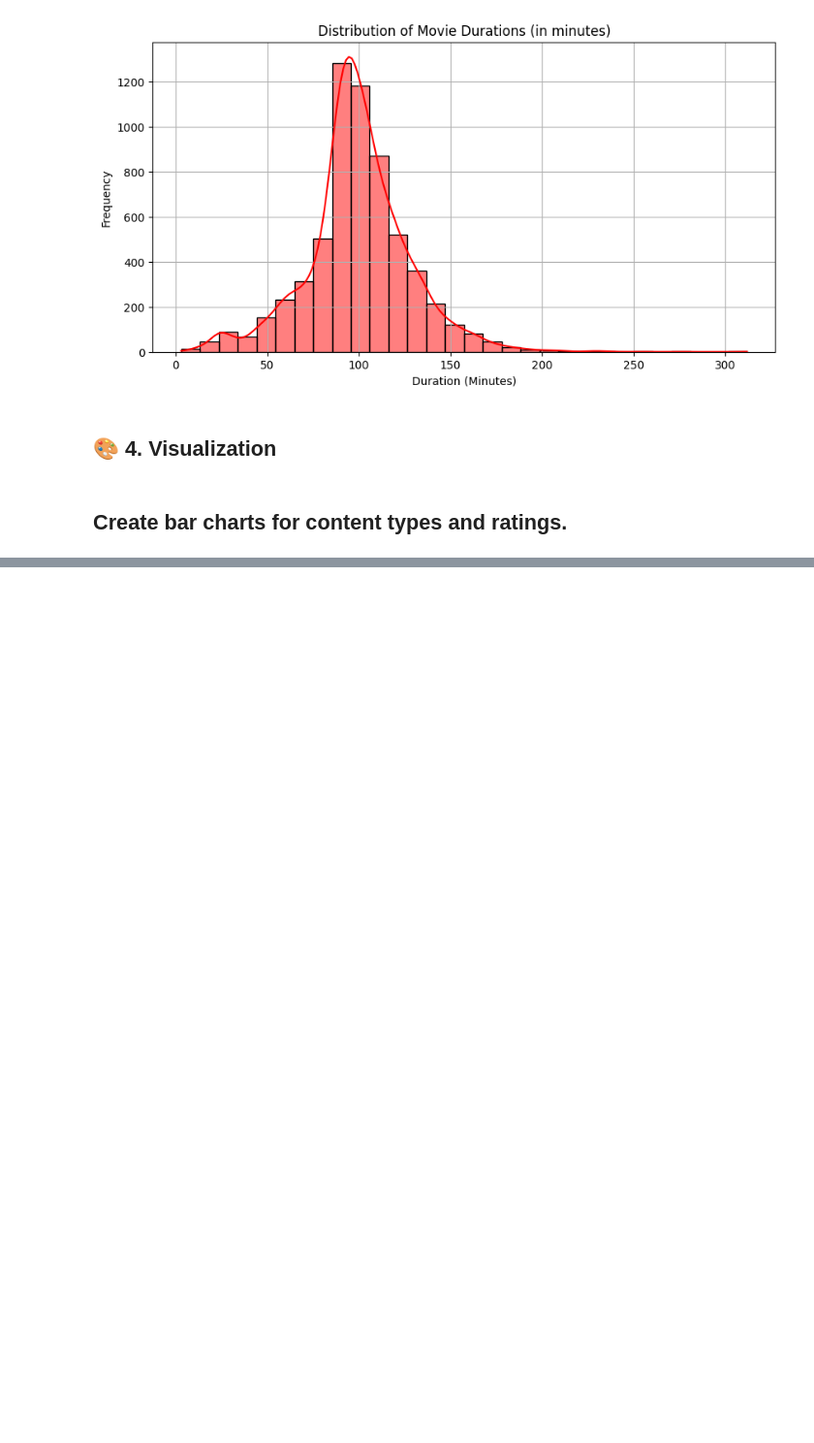
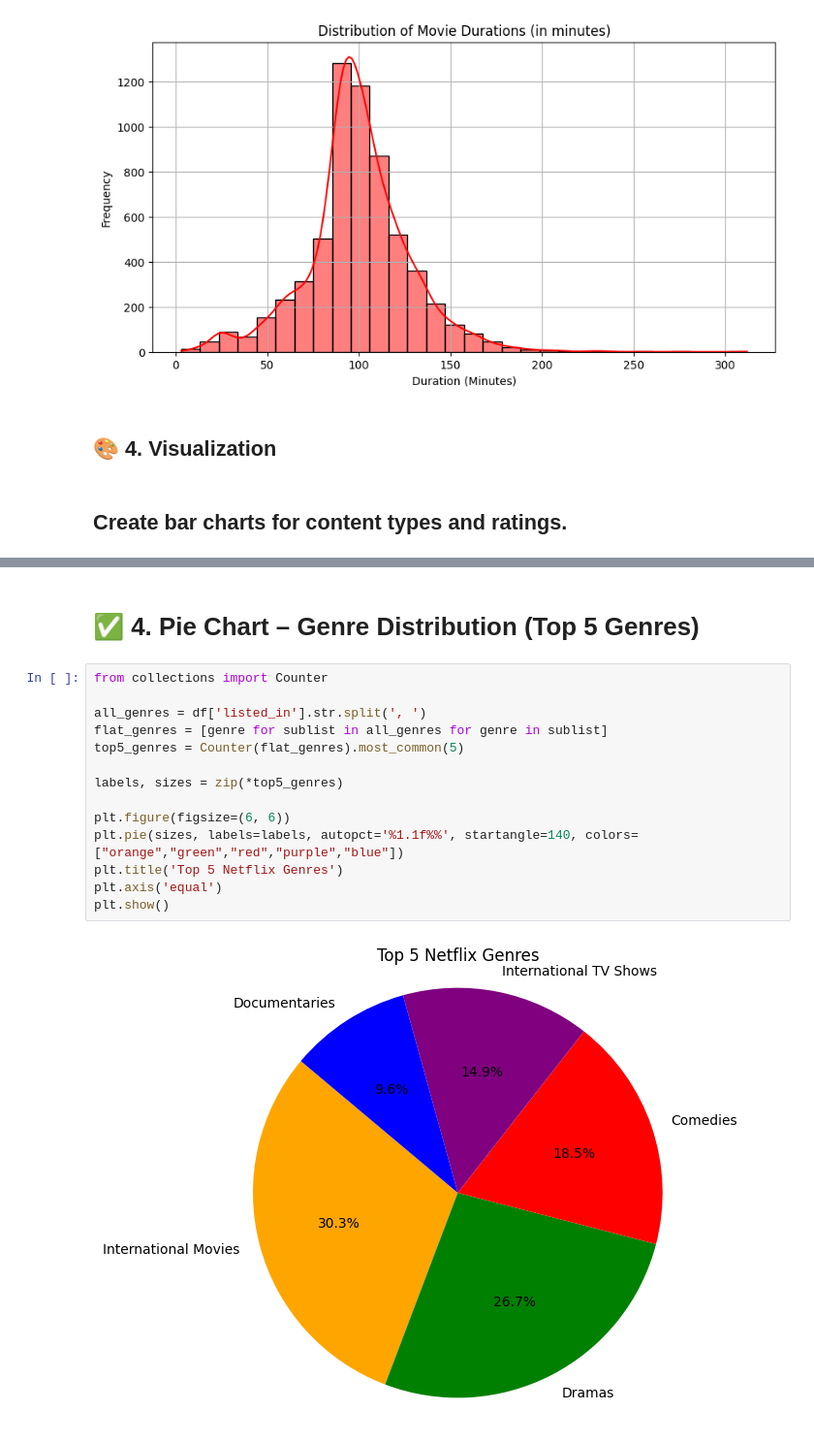
Before and after one commit to Muhammad361738/Data-science-ned, a Jupyter notebook: netflex_project/main.ipynb, the cells around one changed output, grey strips where cells are left out. Shown: that part at 97% size. Cells and saved outputs as stored; diff of their text form; blank space fills up the shorter version.

```diff
--- a/netflex_project/main.ipynb
+++ b/netflex_project/main.ipynb
@@ -201,0 +267,18 @@ plt.show()
+# %% [markdown]
+# ✅ 4. Pie Chart – Genre Distribution (Top 5 Genres)
+# %%
+from collections import Counter
+
+all_genres = df['listed_in'].str.split(', ')
+flat_genres = [genre for sublist in all_genres for genre in sublist]
+top5_genres = Counter(flat_genres).most_common(5)
+
+labels, sizes = zip(*top5_genres)
+
+plt.figure(figsize=(6, 6))
+plt.pie(sizes, labels=labels, autopct='%1.1f%%', startangle=140, colors=["orange","green","red","purple","blue"])
+plt.title('Top 5 Netflix Genres')
+plt.axis('equal')
+plt.show()
+# %% [output]
+[figure, added]
```
Also changed, not shown: parts of 5 cells of this notebook.
